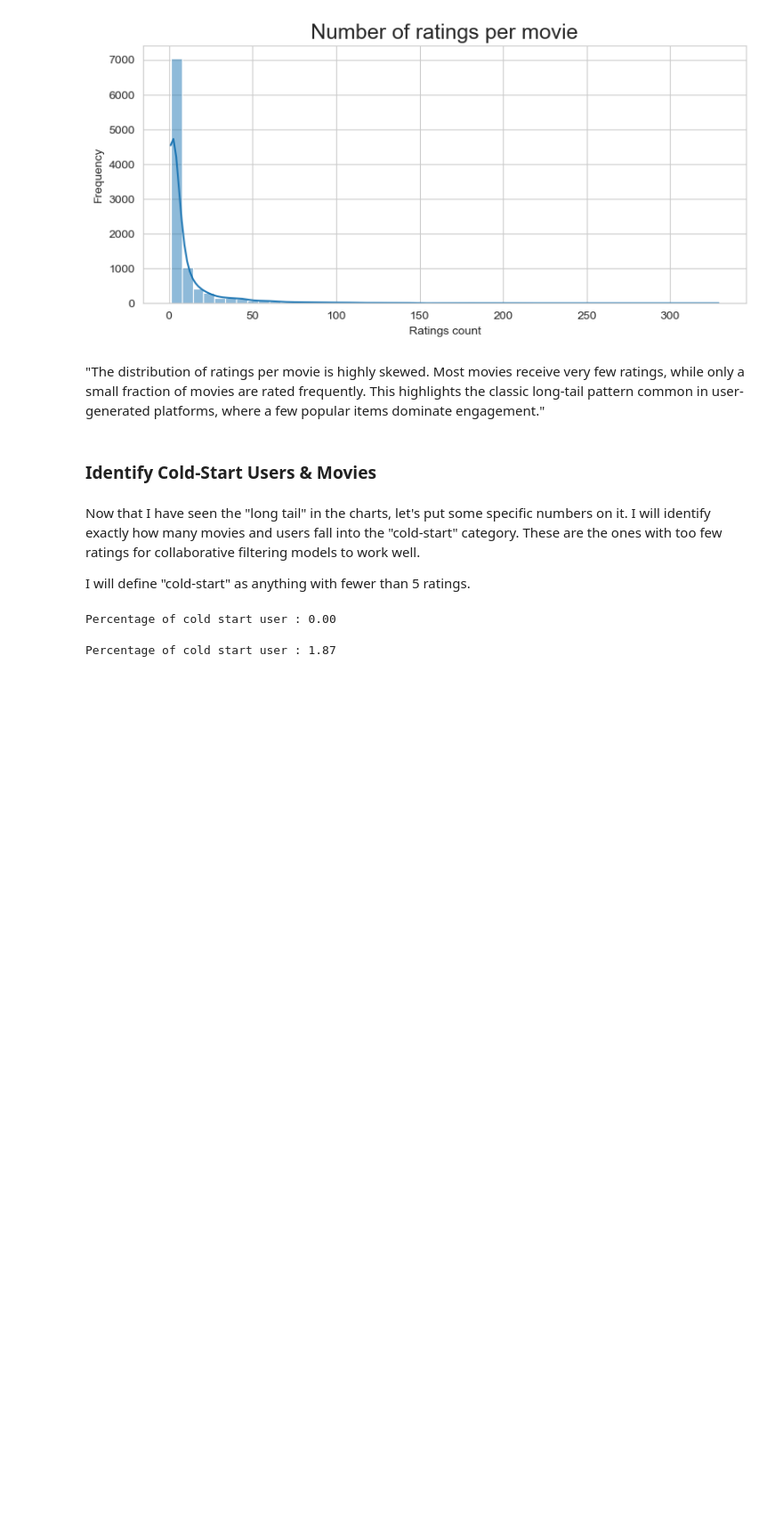
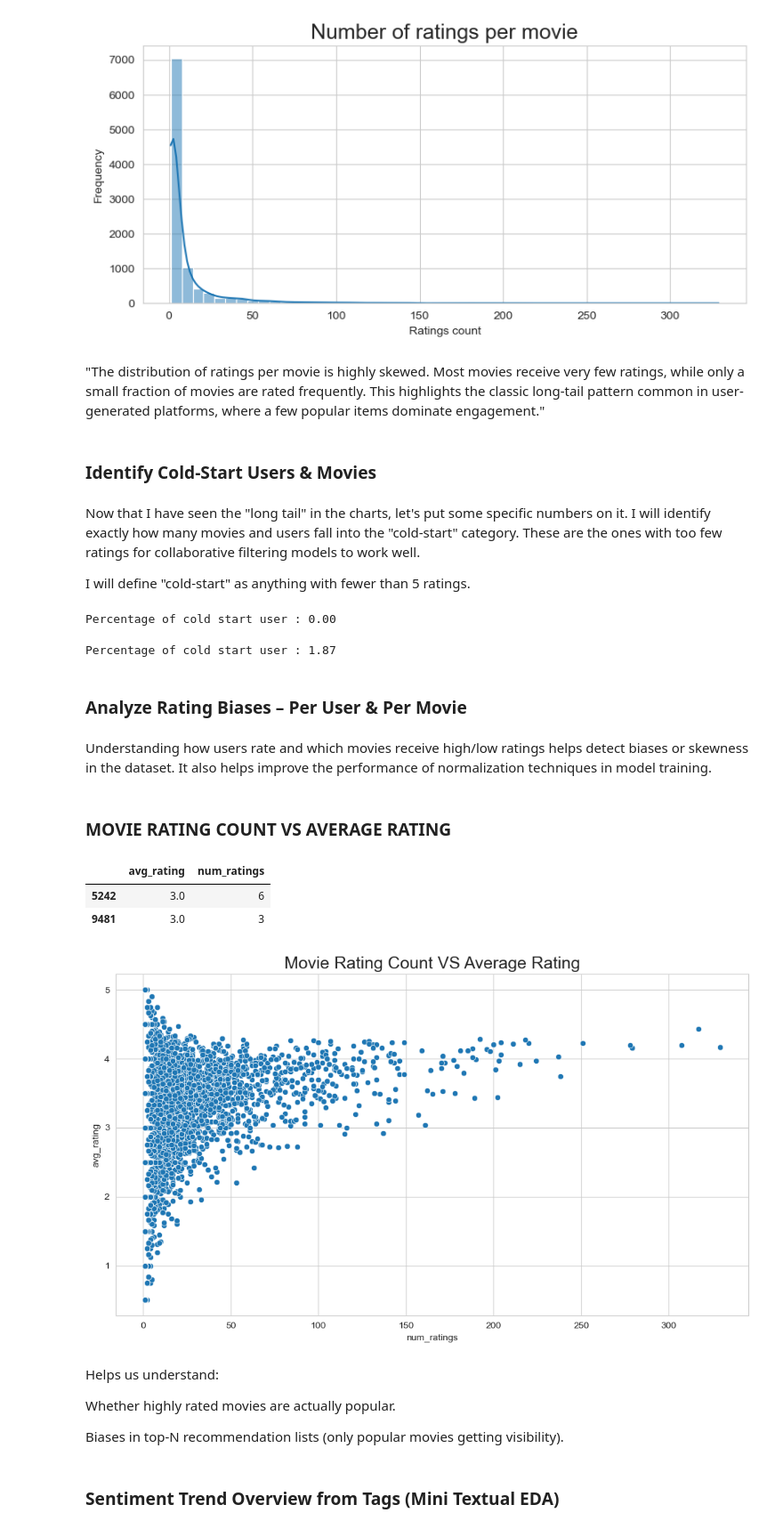
Before and after one commit to Sarvagya1212/FilmFusion, a Jupyter notebook: notebooks/EDA.ipynb, the cells around one changed output. Shown at 89% size. Drawn from its saved outputs; the diff is of its cells as text; code cells hidden in the pictures; blank space fills up the shorter version.

```diff
--- a/notebooks/EDA.ipynb
+++ b/notebooks/EDA.ipynb
@@ -656,3 +656,30 @@ number_of_cold_start_movies = len(cold_start_movies)
 print(f"Percentage of cold start user : {(number_of_cold_start_movies / num_movies) * 100:.2f}")
 # %% [output]
 Percentage of cold start user : 1.87
+# %% [markdown]
+### Analyze Rating Biases – Per User & Per Movie
+# %% [markdown]
+Understanding how users rate and which movies receive high/low ratings helps detect biases or skewness in the dataset. It also helps improve the performance of normalization techniques in model training.
+# %% [markdown]
+### MOVIE RATING COUNT VS AVERAGE RATING
+# %%
+movie_agg = movie_stats.drop(columns=['title', 'movieId'], axis=1)
+movie_agg.sample(2)
+# %% [output]
+|  | avg_rating | num_ratings |
+| 5242 | 3.0 | 6 |
+| 9481 | 3.0 | 3 |
+# %%
+bivariate.set_strategy(NumericalVsNumericalAnalysis())
+# %%
+bivariate.execute_analysis(movie_agg, feature1='num_ratings', feature2='avg_rating', title="Movie Rating Count VS Average Rating")
+# %% [output]
+[figure, added]
+# %% [markdown]
+ Helps us understand:
+
+Whether highly rated movies are actually popular.
+
+Biases in top-N recommendation lists (only popular movies getting visibility).
+# %% [markdown]
+### Sentiment Trend Overview from Tags (Mini Textual EDA)
```
Also changed, not shown: parts of 15 cells of this notebook, 8 other files.
